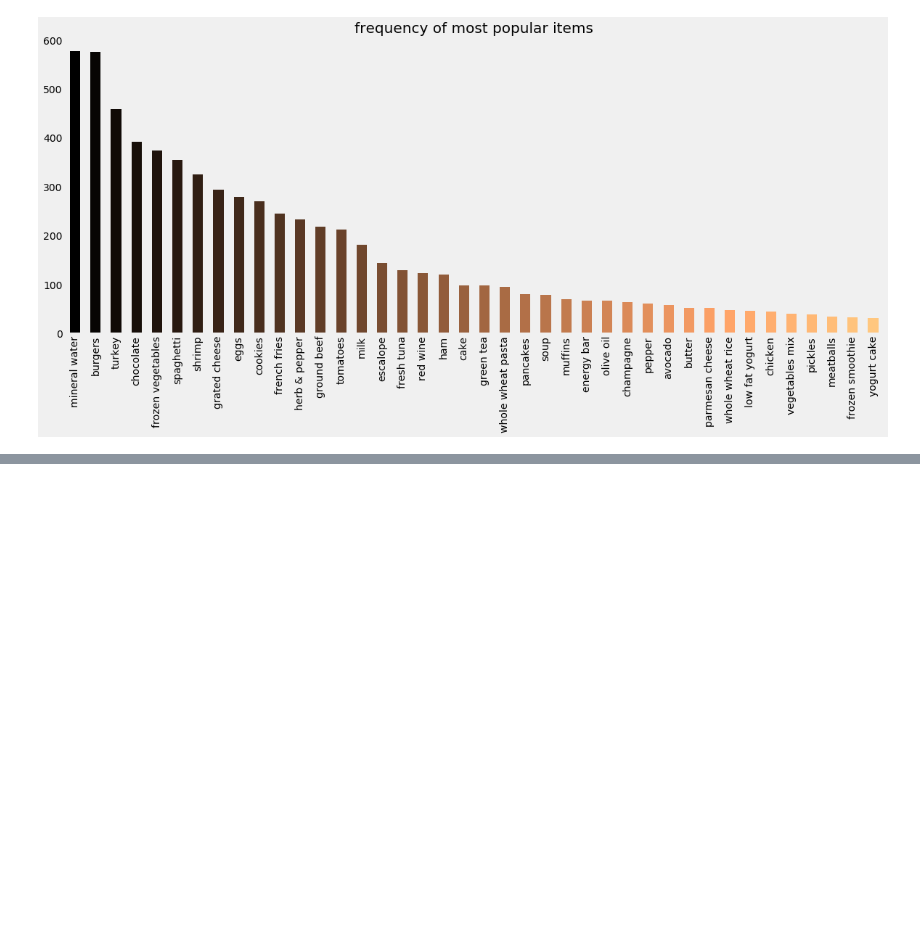
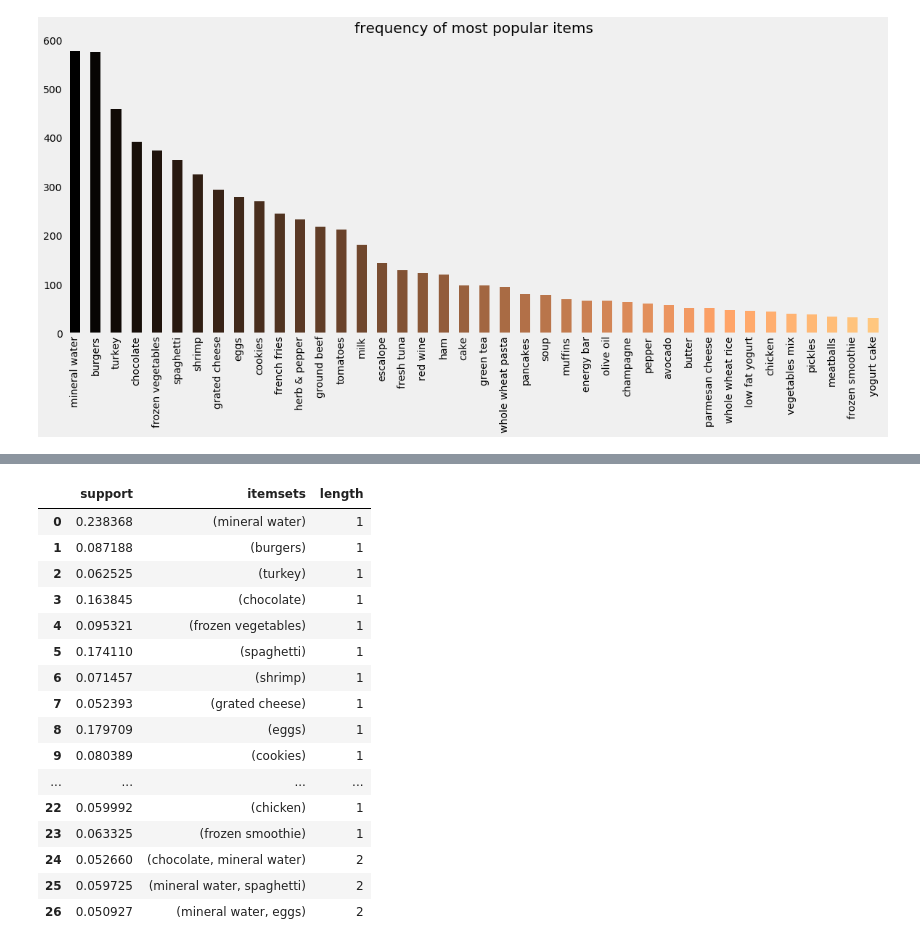
Before and after one commit to lsh950919/Kaggle, a Jupyter notebook: Market Basket Kaggle.ipynb, the cells around one changed output, grey strips where cells are left out. Drawn from its saved outputs; the diff is of its cells as text; code cells hidden in the pictures; blank space fills up the shorter version.

```diff
--- a/Market Basket Kaggle.ipynb
+++ b/Market Basket Kaggle.ipynb
@@ -96,0 +93,10 @@ Text(0.5, 1.0, 'Top 15 First Choices')
+# %%
+# putting shopping list of each customer to a list
+trans = []
+for i in range(0, len(data)):
+    trans.append([str(data.values[i, j]) for j in range(0, 20)])
+
+# convert the list into an array
+trans = np.array(trans)
+
+trans.shape
@@ -96,0 +105,10 @@ Text(0.5, 1.0, 'Top 15 First Choices')
+# %%
+from mlxtend.preprocessing import TransactionEncoder
+
+te = TransactionEncoder()
+data = te.fit_transform(trans)
+# TransactionEncoder reads all unique items in list of lists and create an array with each row as a representation of
+# containing a specific item or not (similar to dummy variables)
+data = pd.DataFrame(data, columns = te.columns_)
+
+data.head()
@@ -96,0 +123,9 @@ Text(0.5, 1.0, 'Top 15 First Choices')
+# %%
+# reduce number of items
+data = data.loc[:, ['mineral water', 'burgers', 'turkey', 'chocolate', 'frozen vegetables', 'spaghetti',
+                    'shrimp', 'grated cheese', 'eggs', 'cookies', 'french fries', 'herb & pepper', 'ground beef',
+                    'tomatoes', 'milk', 'escalope', 'fresh tuna', 'red wine', 'ham', 'cake', 'green tea',
+                    'whole wheat pasta', 'pancakes', 'soup', 'muffins', 'energy bar', 'olive oil', 'champagne',
+                    'avocado', 'pepper', 'butter', 'parmesan cheese', 'whole wheat rice', 'low fat yogurt',
+                    'chicken', 'vegetables mix', 'pickles', 'meatballs', 'frozen smoothie', 'yogurt cake']]
+data.shape
@@ -96,0 +161,25 @@ Text(0.5, 1.0, 'Top 15 First Choices')
+# %%
+# assign threshold at support of 5% (0.05)
+frequent_itemsets = apriori(data, min_support = 0.05, use_colnames = True)
+
+# assign # of items in each itemset
+frequent_itemsets['length'] = frequent_itemsets['itemsets'].apply(lambda x: len(x))
+frequent_itemsets
+# %% [output]
+|  | support | itemsets | length |
+| 0 | 0.238368 | (mineral water) | 1 |
+| 1 | 0.087188 | (burgers) | 1 |
+| 2 | 0.062525 | (turkey) | 1 |
+| 3 | 0.163845 | (chocolate) | 1 |
+| 4 | 0.095321 | (frozen vegetables) | 1 |
+| 5 | 0.174110 | (spaghetti) | 1 |
+| 6 | 0.071457 | (shrimp) | 1 |
+| 7 | 0.052393 | (grated cheese) | 1 |
+| 8 | 0.179709 | (eggs) | 1 |
+| 9 | 0.080389 | (cookies) | 1 |
+| ... | ... | ... | ... |
+| 22 | 0.059992 | (chicken) | 1 |
+| 23 | 0.063325 | (frozen smoothie) | 1 |
+| 24 | 0.052660 | (chocolate, mineral water) | 2 |
+| 25 | 0.059725 | (mineral water, spaghetti) | 2 |
+| 26 | 0.050927 | (mineral water, eggs) | 2 |
```
Also changed, not shown: parts of 12 cells of this notebook.
